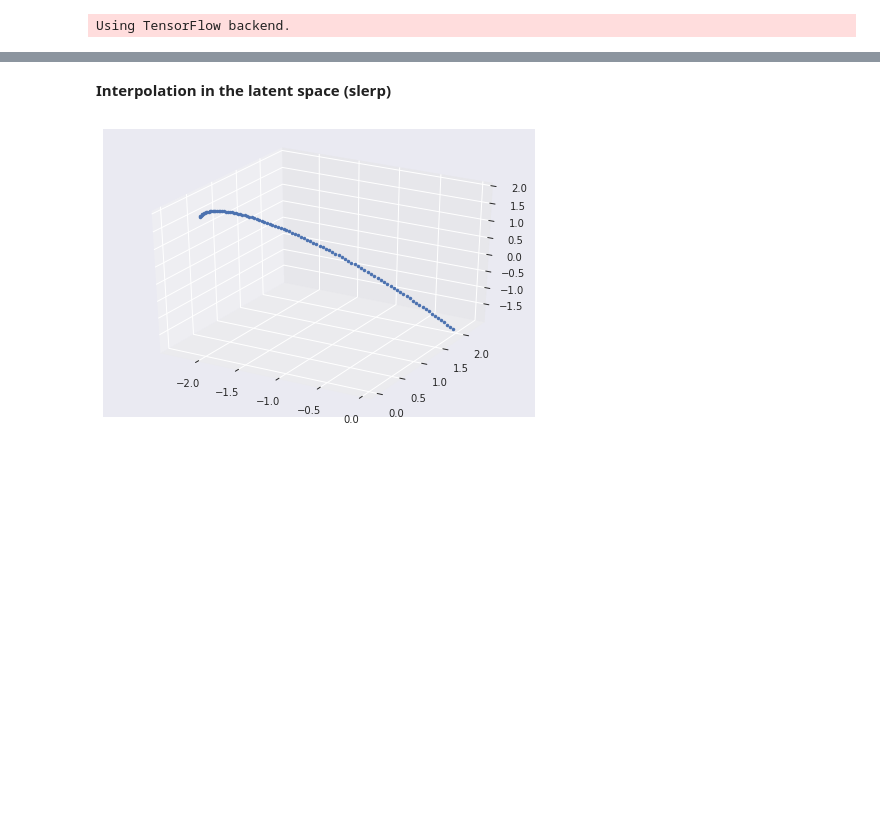
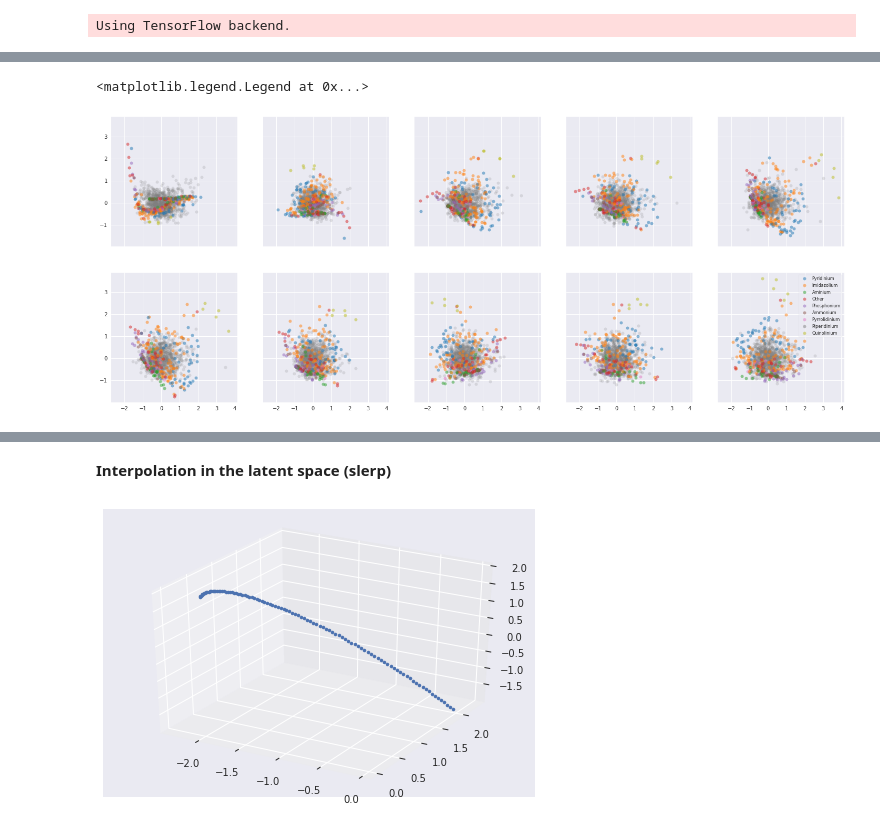
Before and after one commit to cmashraf/generative_learners_salts, a Jupyter notebook: notebooks/5_compare_vae.ipynb, the cells around one changed output, grey strips where cells are left out. Drawn from its saved outputs; the diff is of its cells as text; code cells hidden in the pictures; blank space fills up the shorter version.

```diff
--- a/notebooks/5_compare_vae.ipynb
+++ b/notebooks/5_compare_vae.ipynb
@@ -203,0 +234,39 @@ Using TensorFlow backend.
+# %%
+#gdb models w/ cation embeddings
+fig, axs = plt.subplots(2,5, figsize=(25,10), sharex=True, sharey=True)
+axs = axs.ravel()
+colors = my_colors()
+index = 0
+for p in range(10):
+    color=next(colors) #each epoch will be a unique color
+    for model in range(0,10): #plot of training data only
+        z = latent_embeddings[index, :, :]
+        index += 1
+        pca = PCA(n_components=2)
+        pcs = pca.fit_transform(z)
+        axs[model].plot(pcs[:,0],
+                        pcs[:,1],
+                 linestyle='', marker='.', markersize=12,
+                    color='tab:grey', alpha=0.2)
+for model in range(0,10): #plot of training data only
+#     print(model)
+    chemvae.load(char_set, '1mil_GDB17_{}.h5'.format(model+1))
+    z = []
+    for smi in cations:
+        z_i = chemvae.encoder.predict(one_hot(smi, char_to_index))
+        z.append(z_i[0])
+    z = np.array(z)
+
+    pca = PCA(n_components=2)
+    pcs = pca.fit_transform(z)
+    for i in range(len(categories)):
+        axs[model].plot(pcs[i,0],
+                        pcs[i,1],
+                 linestyle='', marker='.', markersize=12,
+                    color=coldic[categories[i]], alpha=0.5, label=categories[i])
+handles, labels = plt.gca().get_legend_handles_labels()
+by_label = OrderedDict(zip(labels, handles))
+plt.legend(by_label.values(), by_label.keys(), fontsize=8, framealpha=0.5, frameon=True)
+# %% [output]
+<matplotlib.legend.Legend at 0x...>
+[figure, added]
```
Also changed, not shown: parts of 14 cells of this notebook, 36 other files.
